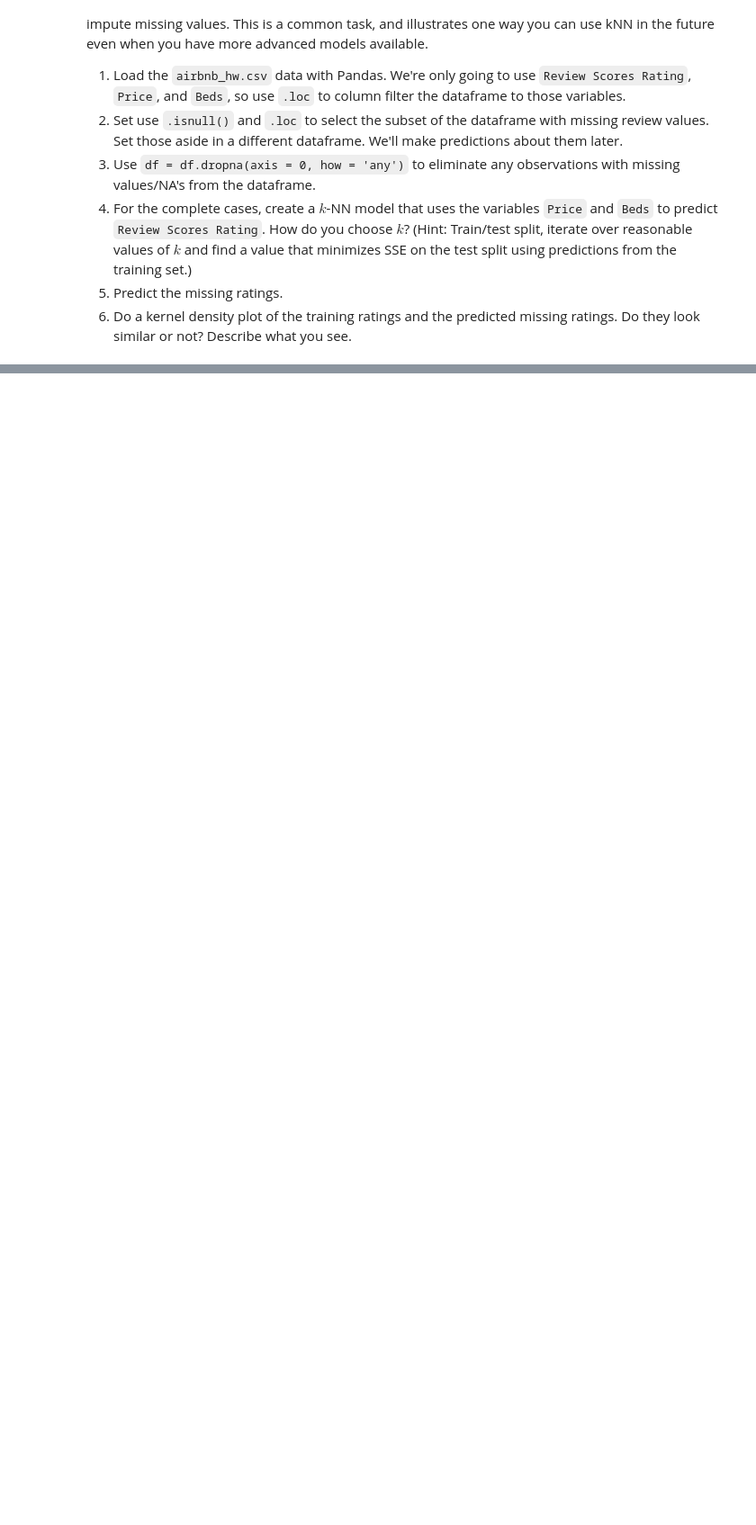
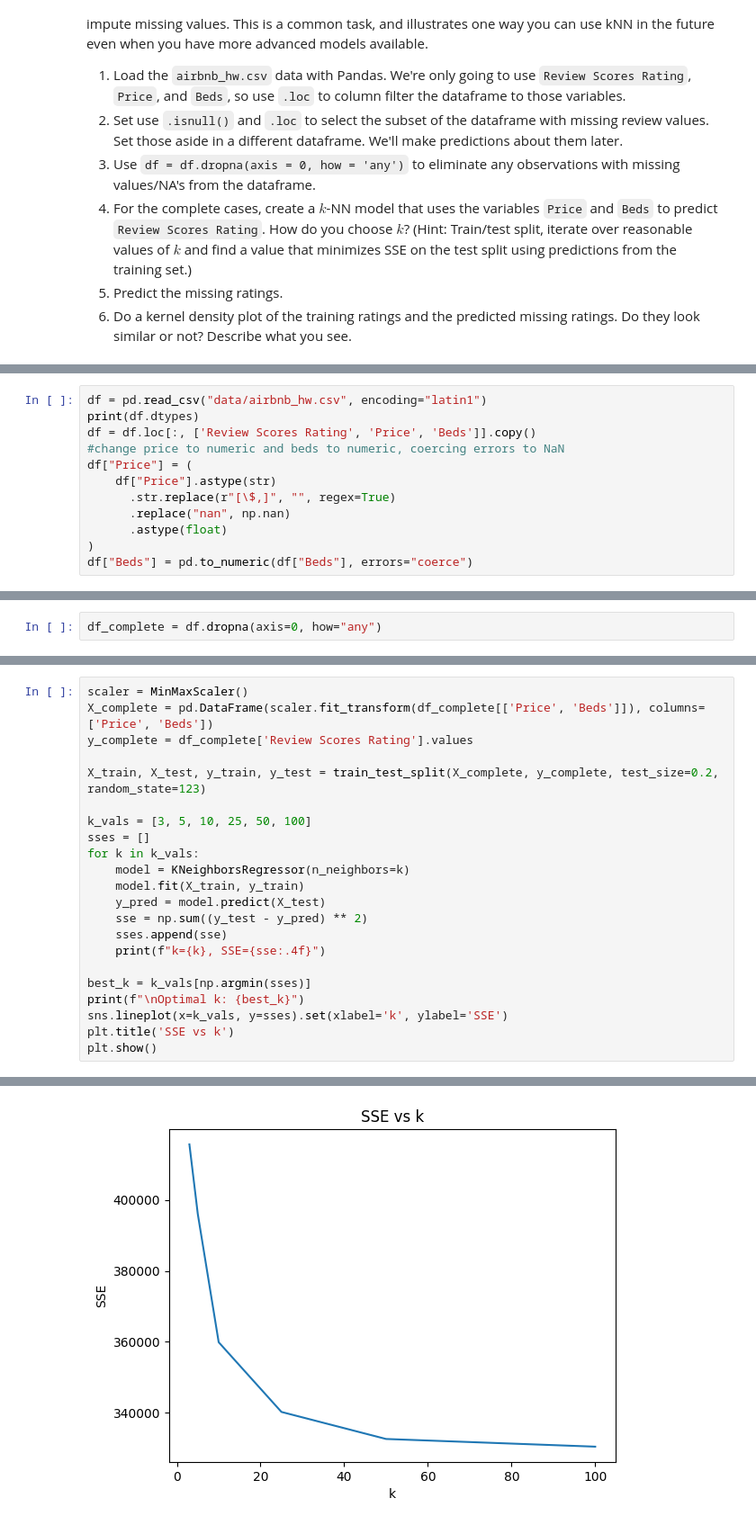
Before and after one commit to danieljson15/undergrad_ml_assignments, a Jupyter notebook: 02_assignment_knn.ipynb, the cells around one changed output, grey strips where cells are left out. Shown at 90% size. Saved outputs shown, nothing was run; the diff lists cells and outputs as text; blank space fills up the shorter version.

```diff
--- a/02_assignment_knn.ipynb
+++ b/02_assignment_knn.ipynb
@@ -255,0 +336,12 @@ There are 30,478 observations, but only 22,155 ratings. We're going to build a k
+# %%
+df = pd.read_csv("data/airbnb_hw.csv", encoding="latin1")
+print(df.dtypes)
+df = df.loc[:, ['Review Scores Rating', 'Price', 'Beds']].copy()
+#change price to numeric and beds to numeric, coercing errors to NaN
+df["Price"] = (
+    df["Price"].astype(str)
+      .str.replace(r"[\$,]", "", regex=True)
+      .replace("nan", np.nan)
+      .astype(float)
+)
+df["Beds"] = pd.to_numeric(df["Beds"], errors="coerce")
@@ -255,0 +369,2 @@ There are 30,478 observations, but only 22,155 ratings. We're going to build a k
+# %%
+df_complete = df.dropna(axis=0, how="any")
@@ -255,0 +373,23 @@ There are 30,478 observations, but only 22,155 ratings. We're going to build a k
+# %%
+scaler = MinMaxScaler()
+X_complete = pd.DataFrame(scaler.fit_transform(df_complete[['Price', 'Beds']]), columns=['Price', 'Beds'])
+y_complete = df_complete['Review Scores Rating'].values
+
+X_train, X_test, y_train, y_test = train_test_split(X_complete, y_complete, test_size=0.2, random_state=123)
+
+k_vals = [3, 5, 10, 25, 50, 100]
+sses = []
+for k in k_vals:
+    model = KNeighborsRegressor(n_neighbors=k)
+    model.fit(X_train, y_train)
+    y_pred = model.predict(X_test)
+    sse = np.sum((y_test - y_pred) ** 2)
+    sses.append(sse)
+    print(f"k={k}, SSE={sse:.4f}")
+
+best_k = k_vals[np.argmin(sses)]
+print(f"\nOptimal k: {best_k}")
+sns.lineplot(x=k_vals, y=sses).set(xlabel='k', ylabel='SSE')
+plt.title('SSE vs k')
+plt.show()
+# %% [output]
@@ -255,0 +404 @@ There are 30,478 observations, but only 22,155 ratings. We're going to build a k
+[figure, added]
```
Also changed, not shown: parts of 24 cells of this notebook.
